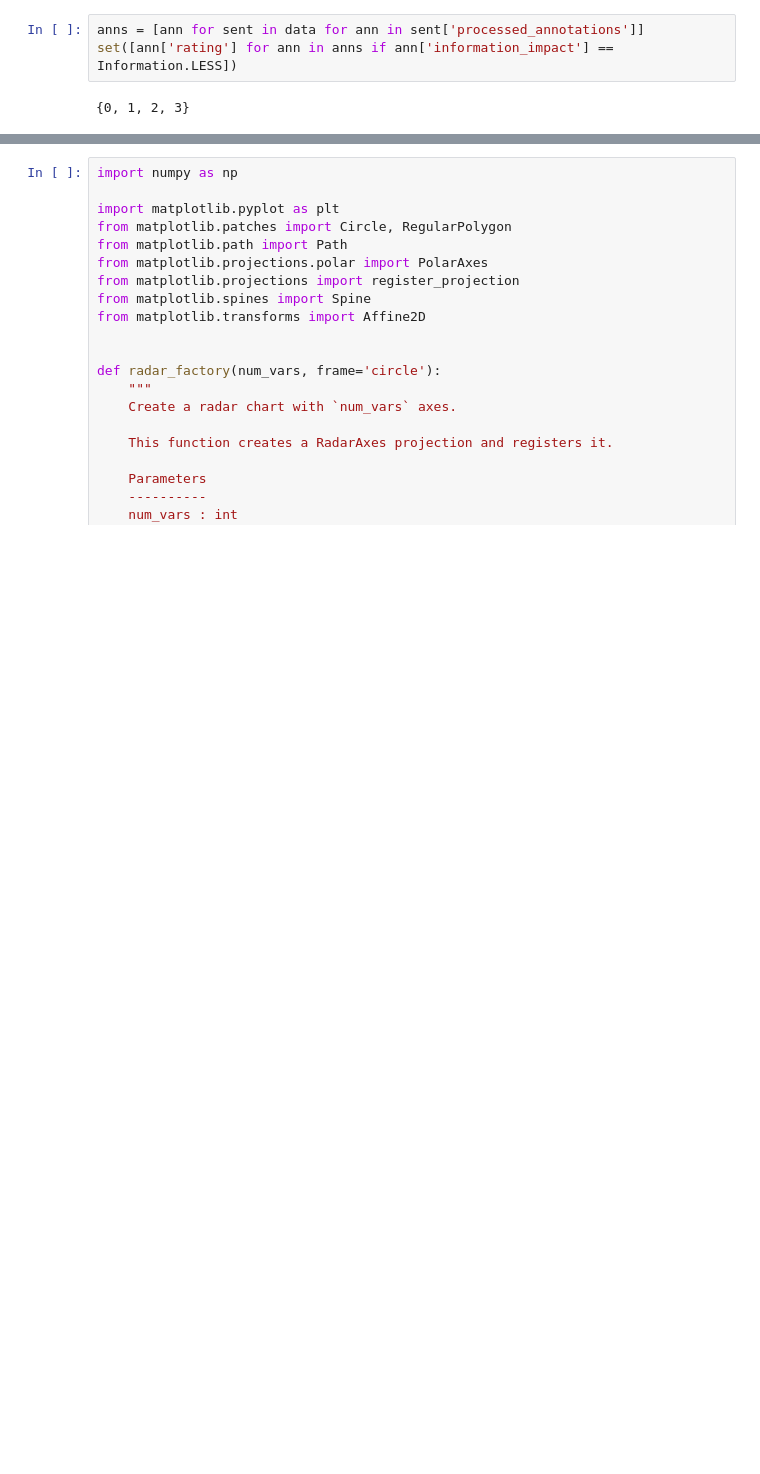
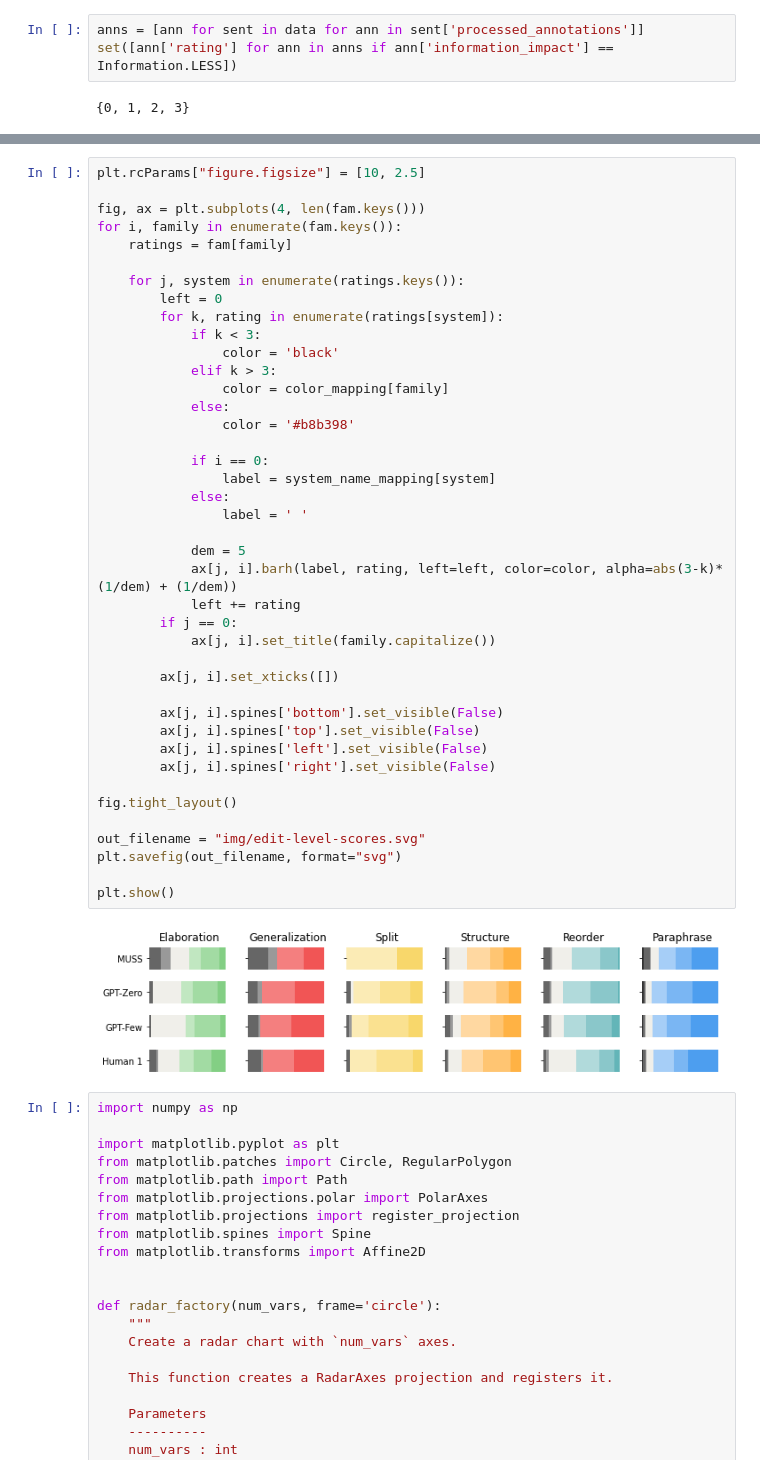
Before and after one commit to Yao-Dou/ts-annotation-tool, a Jupyter notebook: data/analysis/analysis.ipynb, the cells around one changed output, grey strips where cells are left out. Drawn from its saved outputs; the diff is of its cells as text; blank space fills up the shorter version.

```diff
--- a/data/analysis/analysis.ipynb
+++ b/data/analysis/analysis.ipynb
@@ -474,3 +652,46 @@ set([ann['rating'] for ann in anns if ann['information_impact'] == Information.L
+# %%
+plt.rcParams["figure.figsize"] = [10, 2.5]
+
+fig, ax = plt.subplots(4, len(fam.keys()))
+for i, family in enumerate(fam.keys()):
+    ratings = fam[family]
+
+    for j, system in enumerate(ratings.keys()):
+        left = 0
+        for k, rating in enumerate(ratings[system]):
+            if k < 3:
+                color = 'black'
+            elif k > 3:
+                color = color_mapping[family]
+            else:
+                color = '#b8b398'
+
+            if i == 0:
+                label = system_name_mapping[system]
+            else:
+                label = ' '
+
+            dem = 5
+            ax[j, i].barh(label, rating, left=left, color=color, alpha=abs(3-k)*(1/dem) + (1/dem))
+            left += rating
+        if j == 0:
+            ax[j, i].set_title(family.capitalize())
+
+        ax[j, i].set_xticks([])
+
+        ax[j, i].spines['bottom'].set_visible(False)
+        ax[j, i].spines['top'].set_visible(False)
+        ax[j, i].spines['left'].set_visible(False)
+        ax[j, i].spines['right'].set_visible(False)
+
+fig.tight_layout()
+
+out_filename = "img/edit-level-scores.svg"
+plt.savefig(out_filename, format="svg")
+
+plt.show()
+# %% [output]
+[figure, added]
 # %%
 import numpy as np
 
```
Also changed, not shown: parts of 24 cells of this notebook, 10 other files.
